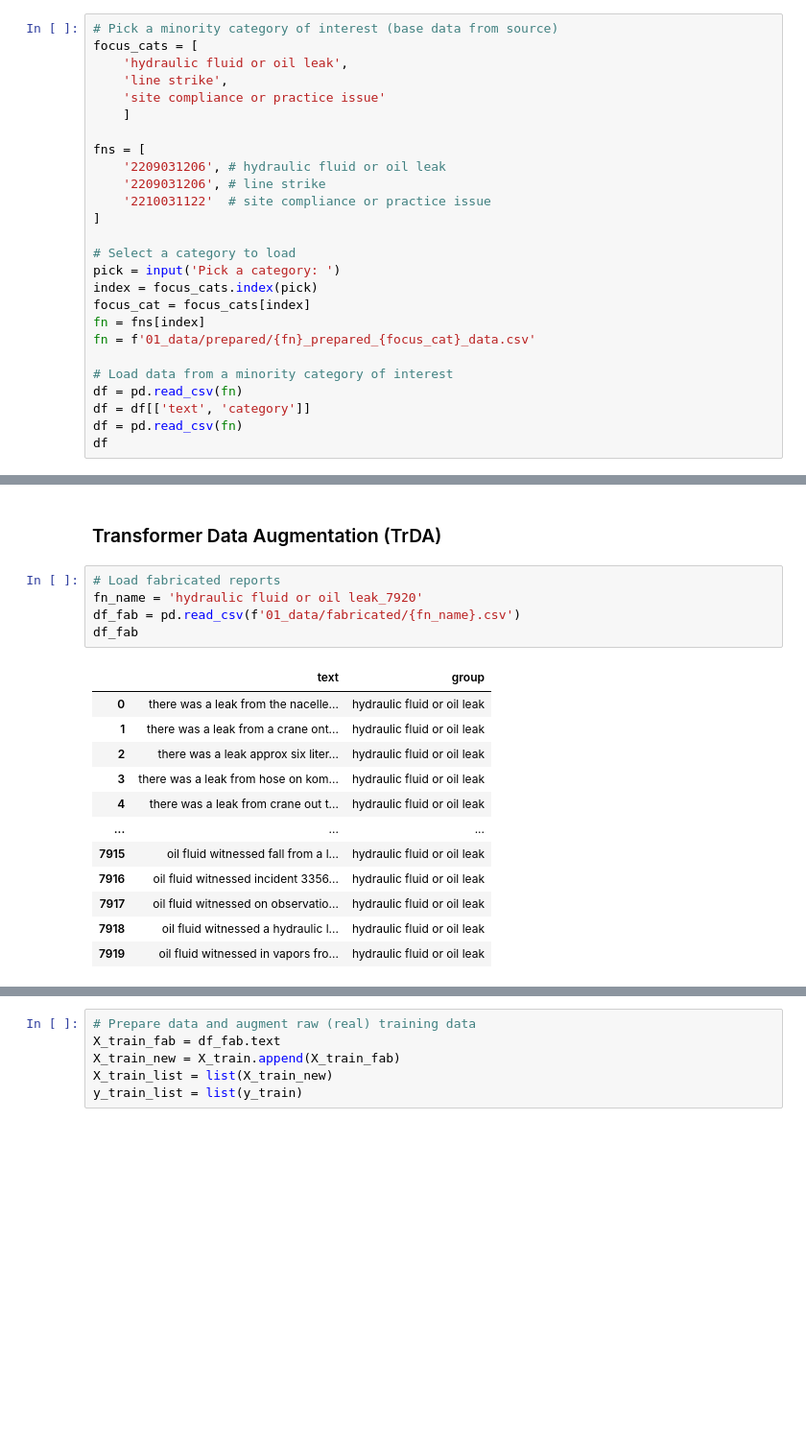
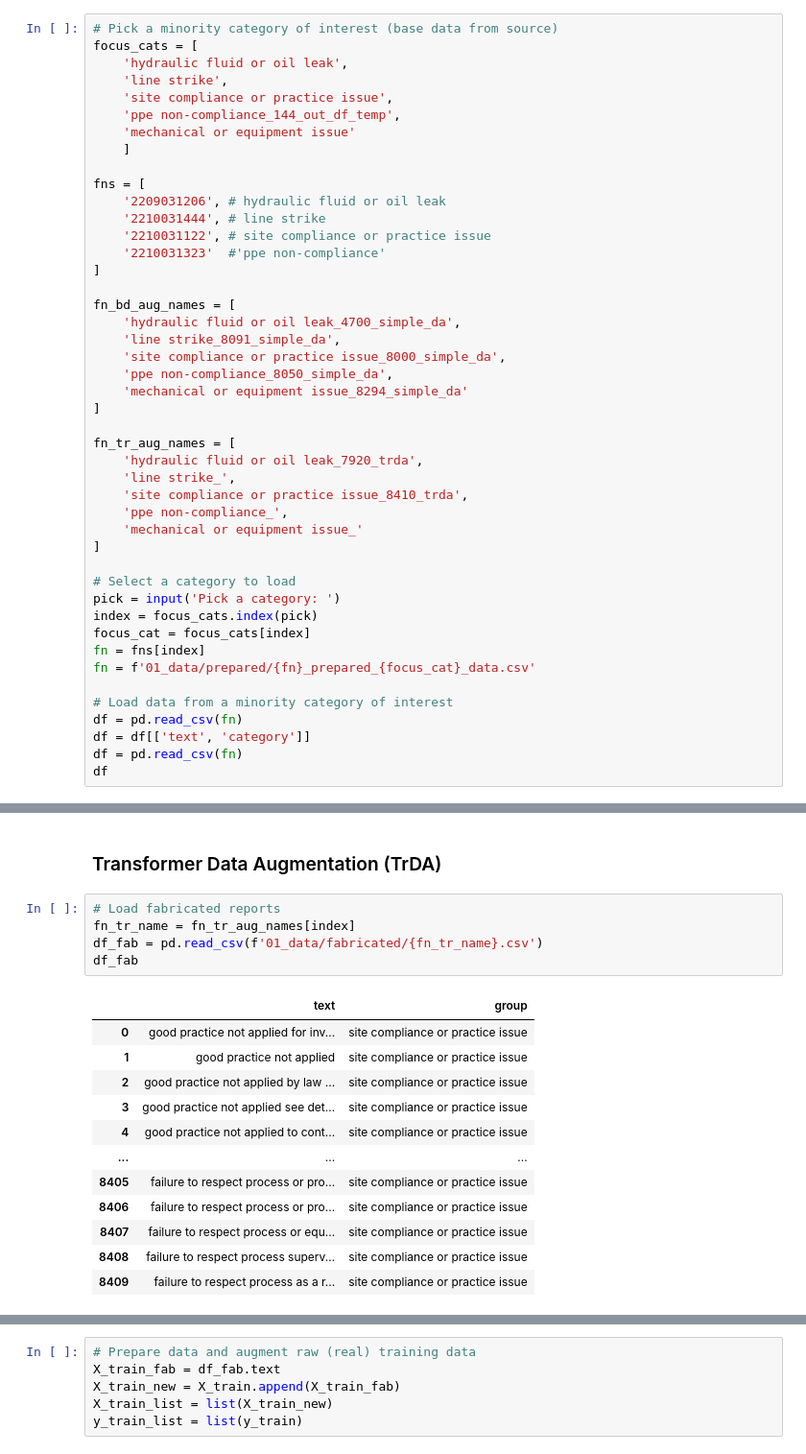
Before and after one commit to 3minuterecord/safety_report_topic_classification, a Jupyter notebook: 09_topic_classification/safety_BiLSTM_BDA_trDA.ipynb, the cells around one changed output, grey strips where cells are left out. Shown: that part at 96% size. Saved outputs shown, nothing was run; the diff lists cells and outputs as text; blank space fills up the shorter version.

```diff
--- a/09_topic_classification/safety_BiLSTM_BDA_trDA.ipynb
+++ b/09_topic_classification/safety_BiLSTM_BDA_trDA.ipynb
@@ -42,13 +42,32 @@ import datetime
 focus_cats = [
     'hydraulic fluid or oil leak',
     'line strike',
-    'site compliance or practice issue'
+    'site compliance or practice issue',
+    'ppe non-compliance_144_out_df_temp',
+    'mechanical or equipment issue'
     ]
 
 fns = [
     '2209031206', # hydraulic fluid or oil leak
-    '2209031206', # line strike
-    '2210031122'  # site compliance or practice issue
+    '2210031444', # line strike
+    '2210031122', # site compliance or practice issue
+    '2210031323'  #'ppe non-compliance'
+]
+
+fn_bd_aug_names = [
+    'hydraulic fluid or oil leak_4700_simple_da',
+    'line strike_8091_simple_da',
+    'site compliance or practice issue_8000_simple_da',
+    'ppe non-compliance_8050_simple_da',
+    'mechanical or equipment issue_8294_simple_da'
+]
+
+fn_tr_aug_names = [
+    'hydraulic fluid or oil leak_7920_trda',
+    'line strike_',
+    'site compliance or practice issue_8410_trda',
+    'ppe non-compliance_',
+    'mechanical or equipment issue_'
 ]
 
 # Select a category to load
@@ -214,19 +242,19 @@ y_train = df_shuff.category
 ### Transformer Data Augmentation (TrDA)
 # %%
 # Load fabricated reports
-fn_name = 'hydraulic fluid or oil leak_7920'
-df_fab = pd.read_csv(f'01_data/fabricated/{fn_name}.csv')
+fn_tr_name = fn_tr_aug_names[index]
+df_fab = pd.read_csv(f'01_data/fabricated/{fn_tr_name}.csv')
 df_fab
 # %% [output]
 |  | text | group |
-| 0 | there was a leak from the nacelle... | hydraulic fluid or oil leak |
-| 1 | there was a leak from a crane ont... | hydraulic fluid or oil leak |
-| 2 | there was a leak approx six liter... | hydraulic fluid or oil leak |
-| 3 | there was a leak from hose on kom... | hydraulic fluid or oil leak |
-| 4 | there was a leak from crane out t... | hydraulic fluid or oil leak |
+| 0 | good practice not applied for inv... | site compliance or practice issue |
+| 1 | good practice not applied | site compliance or practice issue |
+| 2 | good practice not applied by law ... | site compliance or practice issue |
+| 3 | good practice not applied see det... | site compliance or practice issue |
+| 4 | good practice not applied to cont... | site compliance or practice issue |
 | ... | ... | ... |
-| 7915 | oil fluid witnessed fall from a l... | hydraulic fluid or oil leak |
-| 7916 | oil fluid witnessed incident 3356... | hydraulic fluid or oil leak |
-| 7917 | oil fluid witnessed on observatio... | hydraulic fluid or oil leak |
-| 7918 | oil fluid witnessed a hydraulic l... | hydraulic fluid or oil leak |
-| 7919 | oil fluid witnessed in vapors fro... | hydraulic fluid or oil leak |
+| 8405 | failure to respect process or pro... | site compliance or practice issue |
+| 8406 | failure to respect process or pro... | site compliance or practice issue |
+| 8407 | failure to respect process or equ... | site compliance or practice issue |
+| 8408 | failure to respect process superv... | site compliance or practice issue |
+| 8409 | failure to respect process as a r... | site compliance or practice issue |
```
Also changed, not shown: parts of 24 cells of this notebook, 5 other files.
